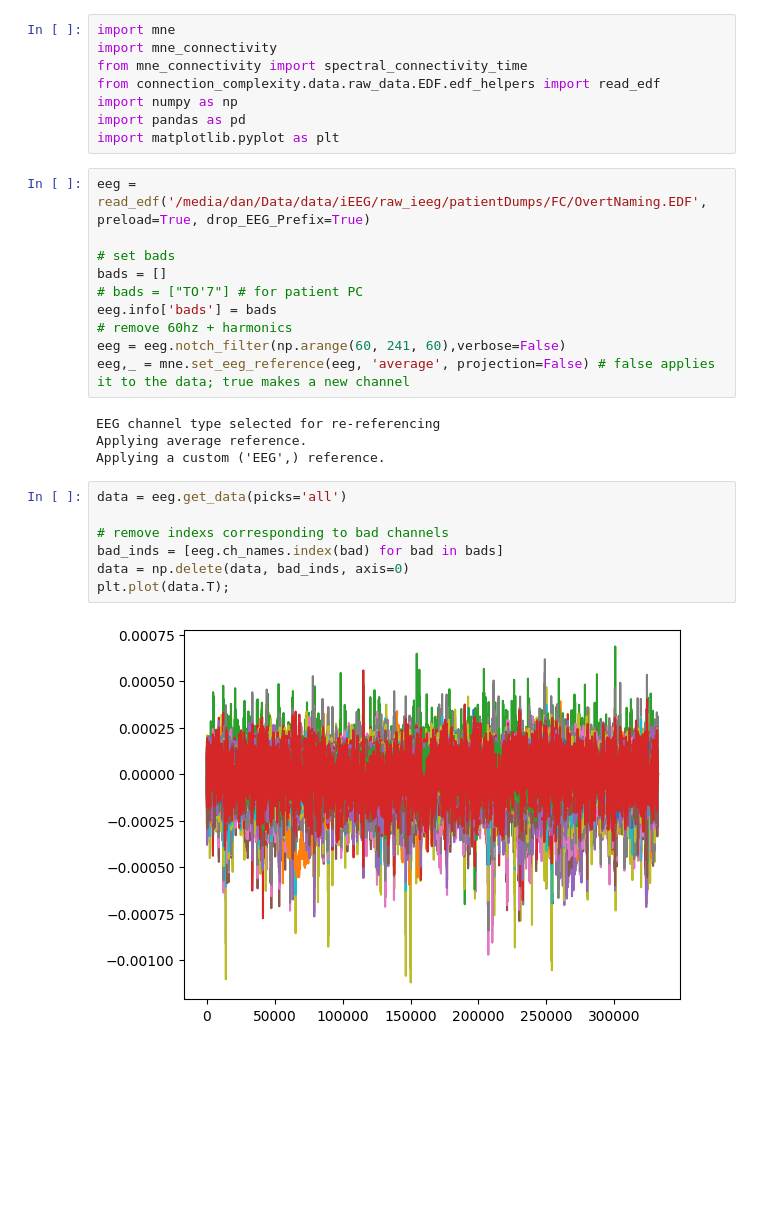
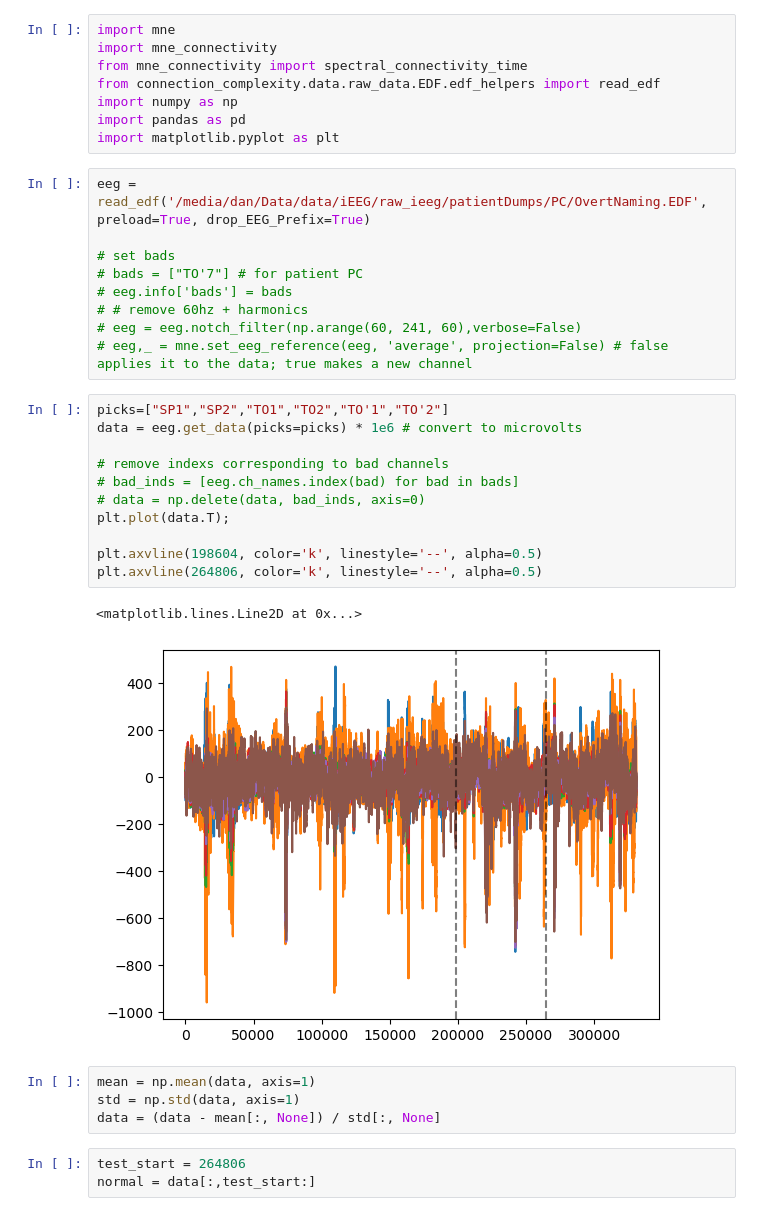
Before and after one commit to wendeldr/spacetimeformer, a Jupyter notebook: connect_test.ipynb, the cells around one changed output. Drawn from its saved outputs; the diff is of its cells as text; blank space fills up the shorter version.

```diff
--- a/connect_test.ipynb
+++ b/connect_test.ipynb
@@ -7,25 +7,32 @@ import numpy as np
 import pandas as pd
 import matplotlib.pyplot as plt
 # %%
-eeg = read_edf('/media/dan/Data/data/iEEG/raw_ieeg/patientDumps/FC/OvertNaming.EDF', preload=True, drop_EEG_Prefix=True)
+eeg = read_edf('/media/dan/Data/data/iEEG/raw_ieeg/patientDumps/PC/OvertNaming.EDF', preload=True, drop_EEG_Prefix=True)
 
 # set bads
-bads = []
 # bads = ["TO'7"] # for patient PC
-eeg.info['bads'] = bads
-# remove 60hz + harmonics
-eeg = eeg.notch_filter(np.arange(60, 241, 60),verbose=False)
-eeg,_ = mne.set_eeg_reference(eeg, 'average', projection=False) # false applies it to the data; true makes a new channel
+# eeg.info['bads'] = bads
+# # remove 60hz + harmonics
+# eeg = eeg.notch_filter(np.arange(60, 241, 60),verbose=False)
+# eeg,_ = mne.set_eeg_reference(eeg, 'average', projection=False) # false applies it to the data; true makes a new channel
-# %% [output]
-EEG channel type selected for re-referencing
-Applying average reference.
-Applying a custom ('EEG',) reference.
 # %%
-data = eeg.get_data(picks='all')
+picks=["SP1","SP2","TO1","TO2","TO'1","TO'2"]
+data = eeg.get_data(picks=picks) * 1e6 # convert to microvolts
 
 # remove indexs corresponding to bad channels
-bad_inds = [eeg.ch_names.index(bad) for bad in bads]
-data = np.delete(data, bad_inds, axis=0)
+# bad_inds = [eeg.ch_names.index(bad) for bad in bads]
+# data = np.delete(data, bad_inds, axis=0)
 plt.plot(data.T);
+
+plt.axvline(198604, color='k', linestyle='--', alpha=0.5)
+plt.axvline(264806, color='k', linestyle='--', alpha=0.5)
 # %% [output]
+<matplotlib.lines.Line2D at 0x...>
-[figure, old version]
+[figure, new version]
+# %%
+mean = np.mean(data, axis=1)
+std = np.std(data, axis=1)
+data = (data - mean[:, None]) / std[:, None]
+# %%
+test_start = 264806
+normal = data[:,test_start:]
```
Also changed, not shown: parts of 17 cells of this notebook, 13 other files.
